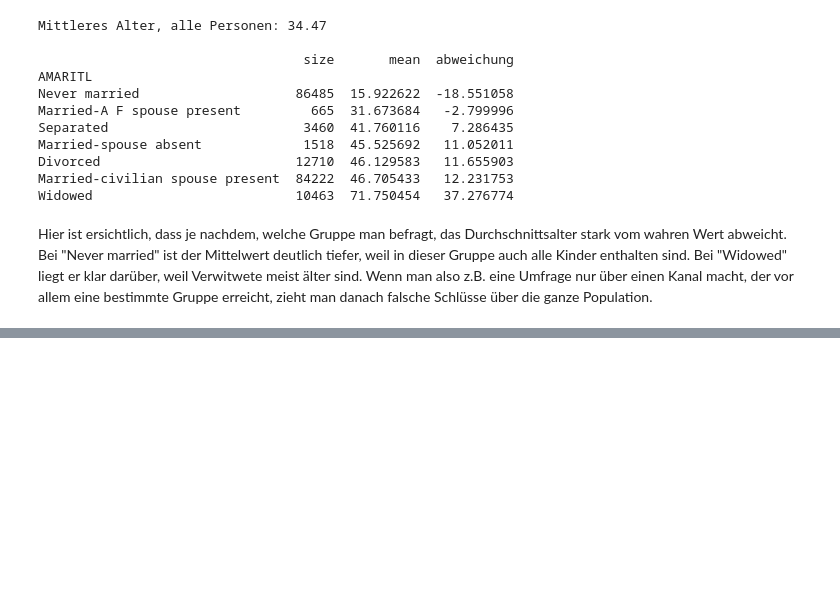
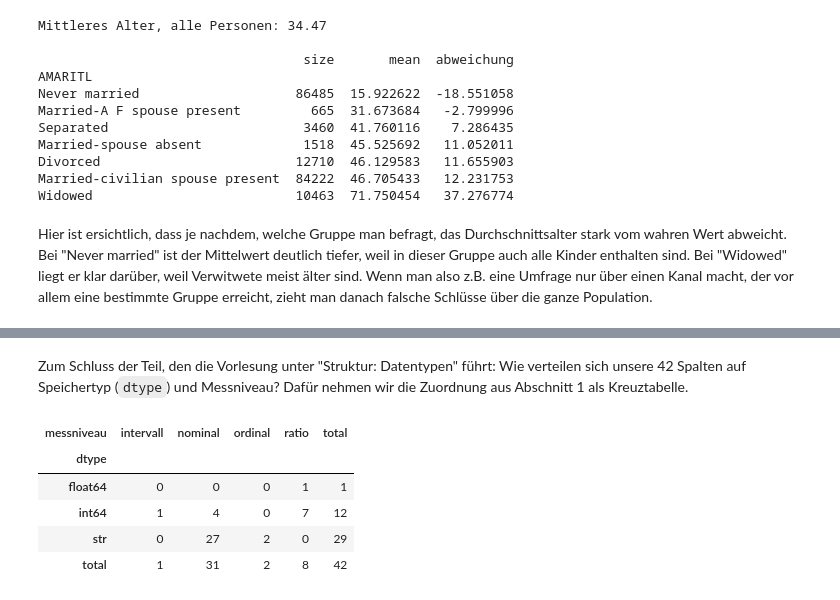
Before and after one commit to Manuel-Schmid/census-income-analysis, a Jupyter notebook: src/statistics_project/dataset_analysis_notebooks/NB01.ipynb, the cells around one changed output, grey strips where cells are left out. Cells and saved outputs as stored; diff of their text form; code cells hidden in the pictures; blank space fills up the shorter version.

```diff
--- a/src/statistics_project/dataset_analysis_notebooks/NB01.ipynb
+++ b/src/statistics_project/dataset_analysis_notebooks/NB01.ipynb
@@ -417,0 +525,12 @@ Hier ist ersichtlich, dass je nachdem, welche Gruppe man befragt, das Durchschni
+# %% [markdown]
+Zum Schluss der Teil, den die Vorlesung unter "Struktur: Datentypen" führt: Wie verteilen sich unsere 42 Spalten auf Speichertyp (`dtype`) und Messniveau? Dafür nehmen wir die Zuordnung aus Abschnitt 1 als Kreuztabelle.
+# %%
+# Zeilen = Speichertyp, Spalten = Messniveau aus Abschnitt 1, "total" = Randsummen.
+pd.crosstab(zuordnung["dtype"], zuordnung["messniveau"], margins=True, margins_name="total")
+# %% [output]
+| messniveau | intervall | nominal | ordinal | ratio | total |
+| dtype |  |  |  |  |  |
+| float64 | 0 | 0 | 0 | 1 | 1 |
+| int64 | 1 | 4 | 0 | 7 | 12 |
+| str | 0 | 27 | 2 | 0 | 29 |
+| total | 1 | 31 | 2 | 8 | 42 |
```
Also changed, not shown: parts of 7 cells of this notebook.
